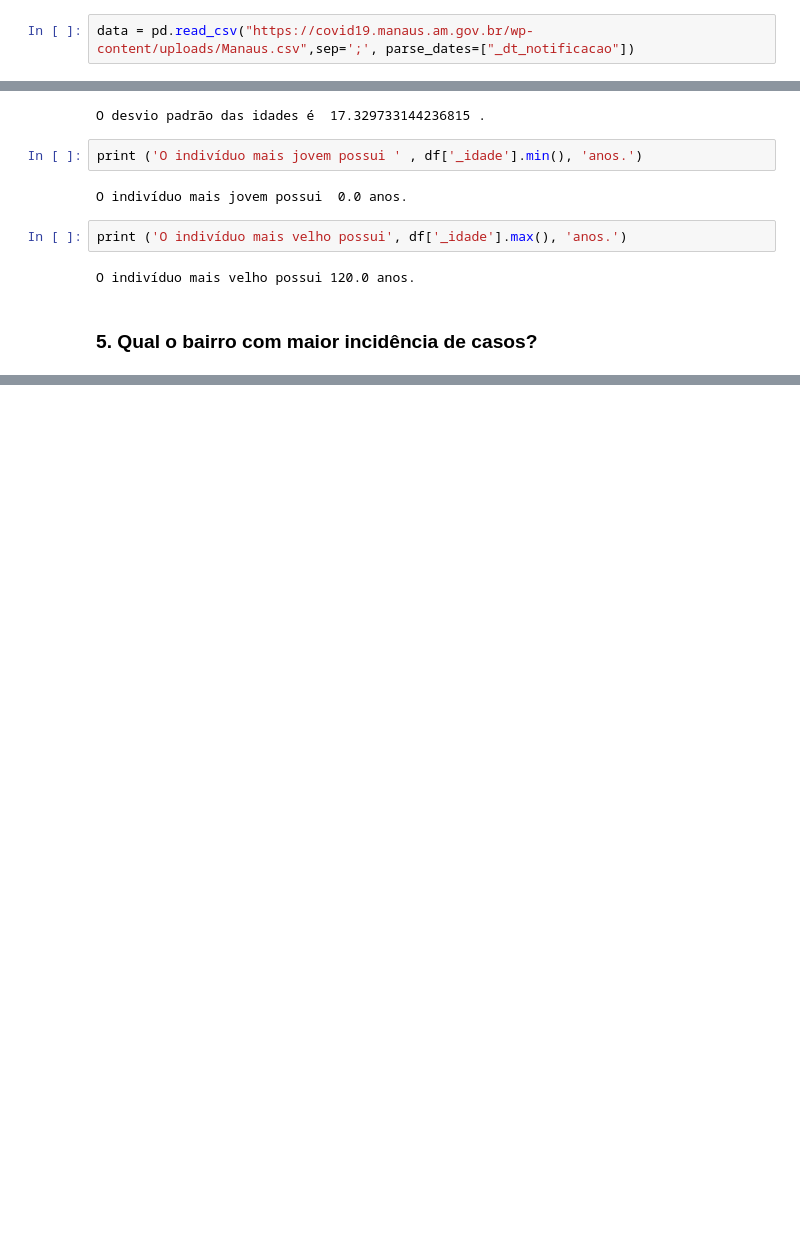
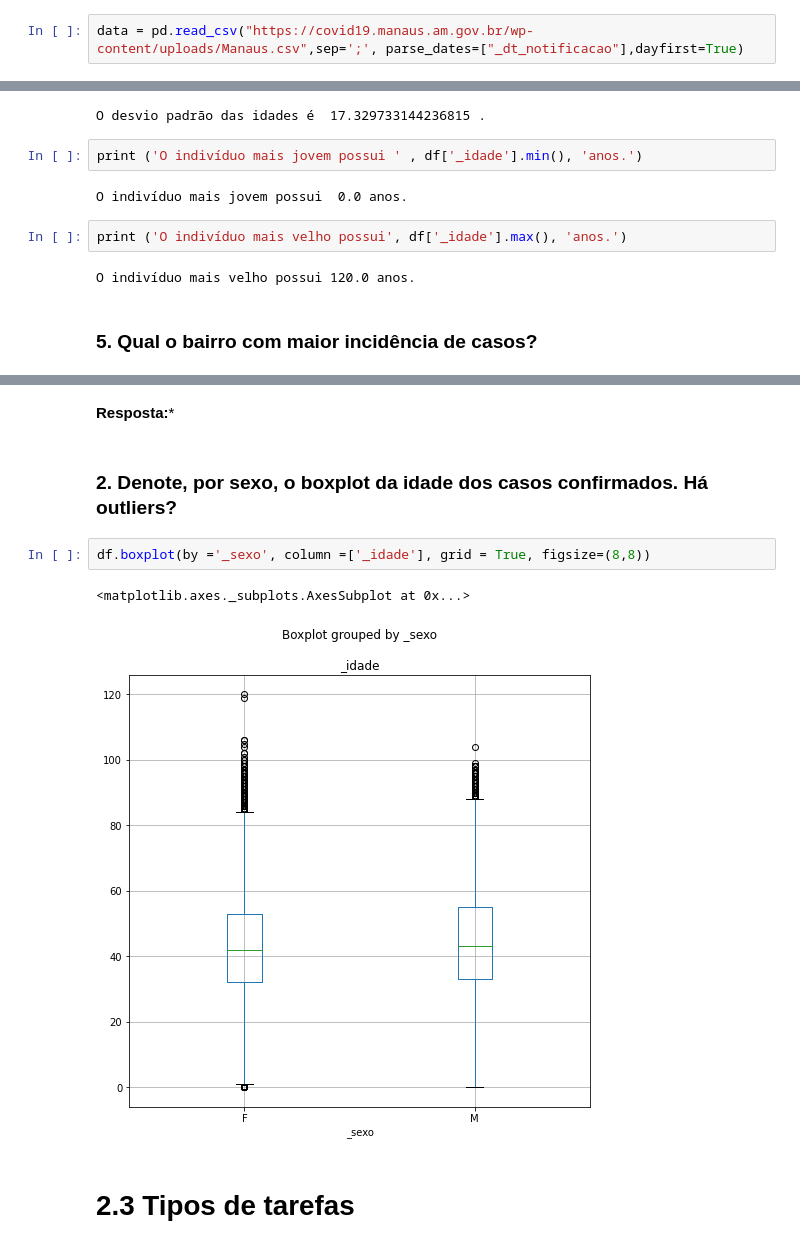
Before and after one commit to willianszwy/Analise-Exploratoria-COVID-19-Manaus, a Jupyter notebook: AnaliseExploratoria.ipynb, the cells around one changed output, grey strips where cells are left out. Saved outputs shown, nothing was run; the diff lists cells and outputs as text; blank space fills up the shorter version.

```diff
--- a/AnaliseExploratoria.ipynb
+++ b/AnaliseExploratoria.ipynb
@@ -5,7 +5,7 @@ import numpy as np
 import pandas as pd
 %matplotlib inline
 # %%
-data = pd.read_csv("https://covid19.manaus.am.gov.br/wp-content/uploads/Manaus.csv",sep=';', parse_dates=["_dt_notificacao"])
+data = pd.read_csv("https://covid19.manaus.am.gov.br/wp-content/uploads/Manaus.csv",sep=';', parse_dates=["_dt_notificacao"],dayfirst=True)
 # %% [markdown]
 Remoção dos casos diferentes de "Confirmado"
 # %%
@@ -176,0 +235,11 @@ Name: _bairro, Length: 1176, dtype: int64
+# %% [markdown]
+**Resposta:***
+# %% [markdown]
+### 2. Denote, por sexo, o boxplot da idade dos casos confirmados. Há outliers?
+# %%
+df.boxplot(by ='_sexo', column =['_idade'], grid = True, figsize=(8,8))
+# %% [output]
+<matplotlib.axes._subplots.AxesSubplot at 0x...>
+[figure, added]
+# %% [markdown]
+# 2.3 Tipos de tarefas
```
Also changed, not shown: parts of 21 cells of this notebook, 1 other file.
